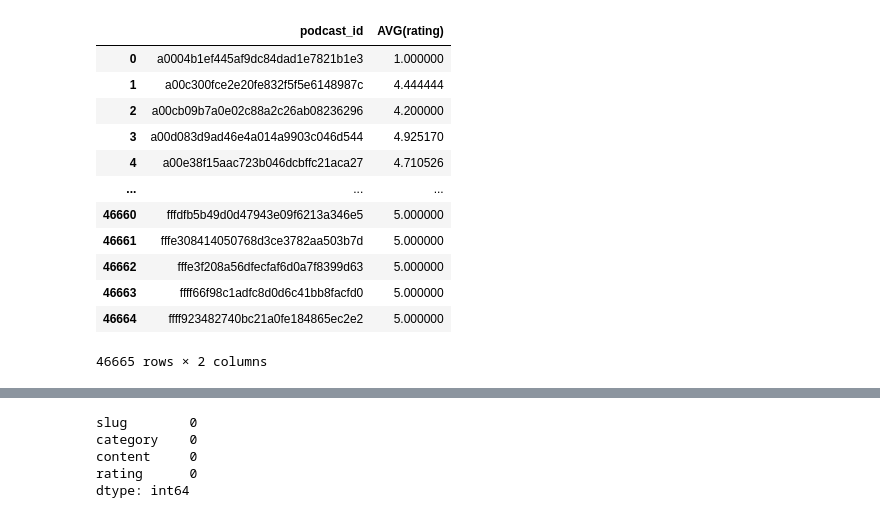
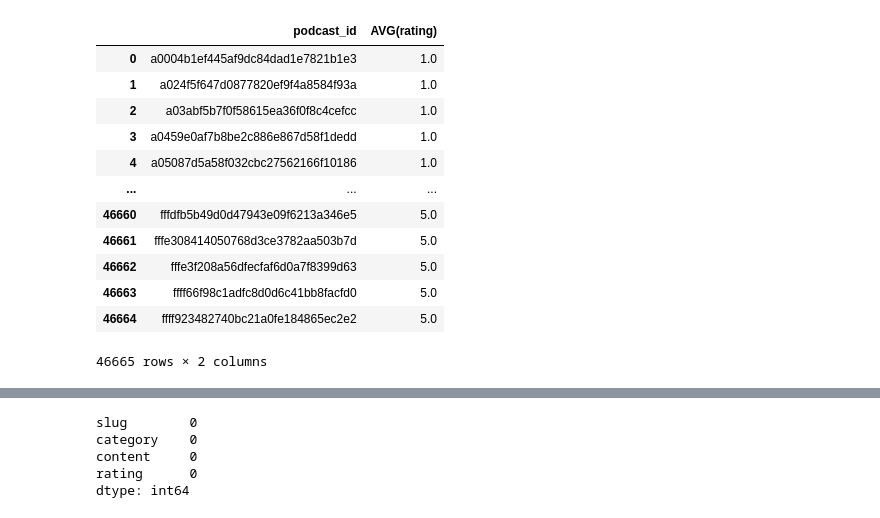
Before and after one commit to tcmcaleer/podcast_nlp, a Jupyter notebook: podcast.ipynb, the cells around one changed output, grey strips where cells are left out. Cells and saved outputs as stored; diff of their text form; code cells hidden in the pictures.

```diff
--- a/podcast.ipynb
+++ b/podcast.ipynb
@@ -42,26 +42,26 @@ reviews = pd.read_sql_query("SELECT * FROM reviews", cnx)
 # %%
 explore = pd.read_sql_query('''SELECT p.podcast_id, AVG(rating)
                             FROM podcasts p
                             JOIN categories c
                             ON p.podcast_id = c.podcast_id
                             JOIN reviews r
                             ON p.podcast_id = r.podcast_id
                             GROUP BY p.podcast_id
-                            ORDER BY rating
+                            ORDER BY AVG(rating)
                             ''', cnx)
 explore
 # %% [output]
 |  | podcast_id | AVG(rating) |
-| 0 | a0004b1ef445af9dc84dad1e7821b1e3 | 1.000000 |
-| 1 | a00c300fce2e20fe832f5f5e6148987c | 4.444444 |
-| 2 | a00cb09b7a0e02c88a2c26ab08236296 | 4.200000 |
-| 3 | a00d083d9ad46e4a014a9903c046d544 | 4.925170 |
-| 4 | a00e38f15aac723b046dcbffc21aca27 | 4.710526 |
+| 0 | a0004b1ef445af9dc84dad1e7821b1e3 | 1.0 |
+| 1 | a024f5f647d0877820ef9f4a8584f93a | 1.0 |
+| 2 | a03abf5b7f0f58615ea36f0f8c4cefcc | 1.0 |
+| 3 | a0459e0af7b8be2c886e867d58f1dedd | 1.0 |
+| 4 | a05087d5a58f032cbc27562166f10186 | 1.0 |
 | ... | ... | ... |
-| 46660 | fffdfb5b49d0d47943e09f6213a346e5 | 5.000000 |
-| 46661 | fffe308414050768d3ce3782aa503b7d | 5.000000 |
-| 46662 | fffe3f208a56dfecfaf6d0a7f8399d63 | 5.000000 |
-| 46663 | ffff66f98c1adfc8d0d6c41bb8facfd0 | 5.000000 |
-| 46664 | ffff923482740bc21a0fe184865ec2e2 | 5.000000 |
+| 46660 | fffdfb5b49d0d47943e09f6213a346e5 | 5.0 |
+| 46661 | fffe308414050768d3ce3782aa503b7d | 5.0 |
+| 46662 | fffe3f208a56dfecfaf6d0a7f8399d63 | 5.0 |
+| 46663 | ffff66f98c1adfc8d0d6c41bb8facfd0 | 5.0 |
+| 46664 | ffff923482740bc21a0fe184865ec2e2 | 5.0 |
 46665 rows × 2 columns
 # %%
```
Also changed, not shown: parts of 17 cells of this notebook.
